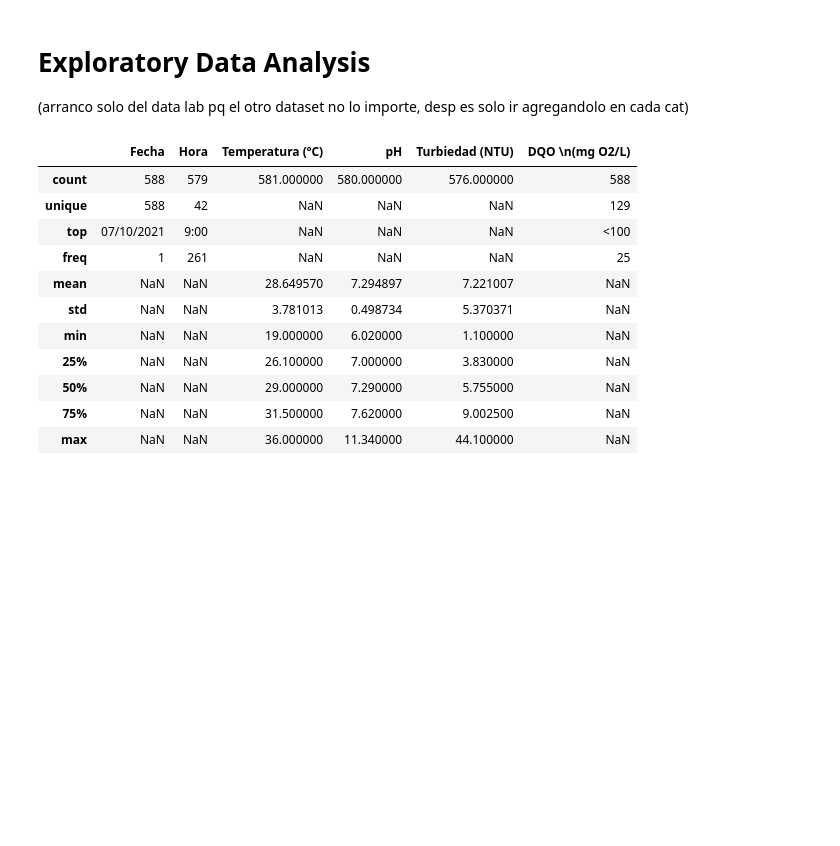
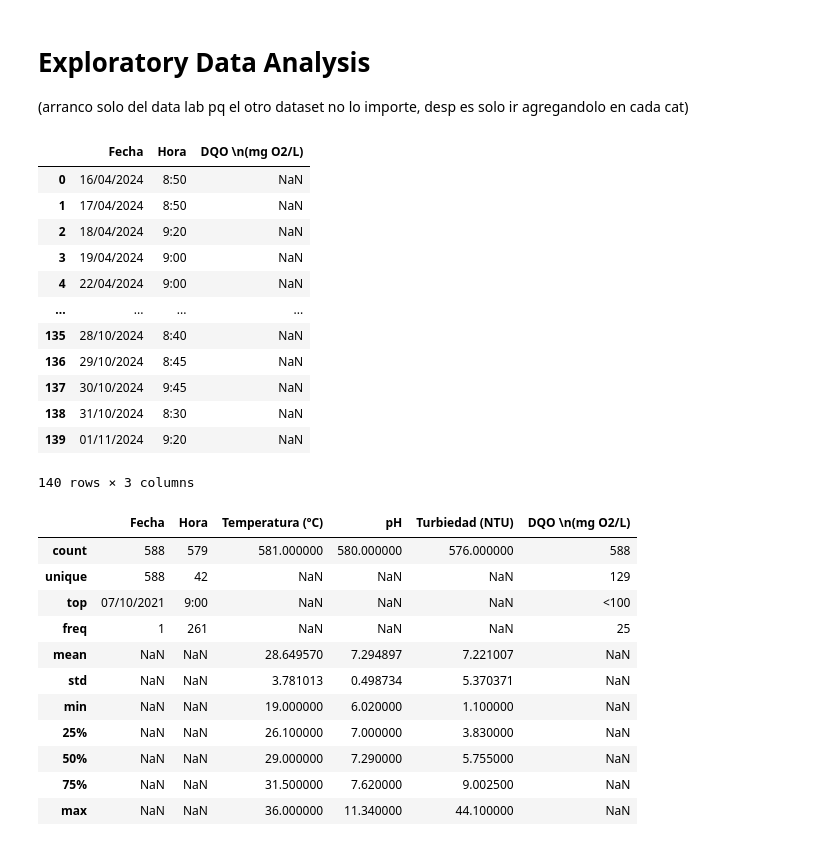
Before and after one commit to tetenogues/data_barbies_y_guille, a Jupyter notebook: first-nb.ipynb, the cells around one changed output. Drawn from its saved outputs; the diff is of its cells as text; code cells hidden in the pictures; blank space fills up the shorter version.

```diff
--- a/first-nb.ipynb
+++ b/first-nb.ipynb
@@ -69,6 +69,22 @@ Dataframes generados:
 # %% [markdown]
 # Exploratory Data Analysis
 (arranco solo del data lab pq el otro dataset no lo importe, desp es solo ir agregandolo en cada cat)
+# %%
+estimacion_dqo
+# %% [output]
+|  | Fecha | Hora | DQO \n(mg O2/L) |
+| 0 | 16/04/2024 | 8:50 | NaN |
+| 1 | 17/04/2024 | 8:50 | NaN |
+| 2 | 18/04/2024 | 9:20 | NaN |
+| 3 | 19/04/2024 | 9:00 | NaN |
+| 4 | 22/04/2024 | 9:00 | NaN |
+| ... | ... | ... | ... |
+| 135 | 28/10/2024 | 8:40 | NaN |
+| 136 | 29/10/2024 | 8:45 | NaN |
+| 137 | 30/10/2024 | 9:45 | NaN |
+| 138 | 31/10/2024 | 8:30 | NaN |
+| 139 | 01/11/2024 | 9:20 | NaN |
+140 rows × 3 columns
 # %%
 data_lab.describe(include = 'all')
 # %% [output]
```
Also changed, not shown: parts of 4 cells of this notebook.
